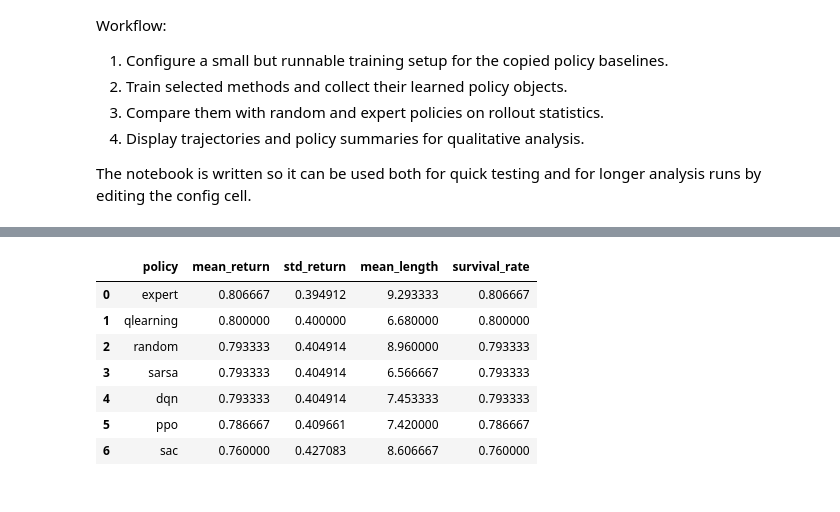
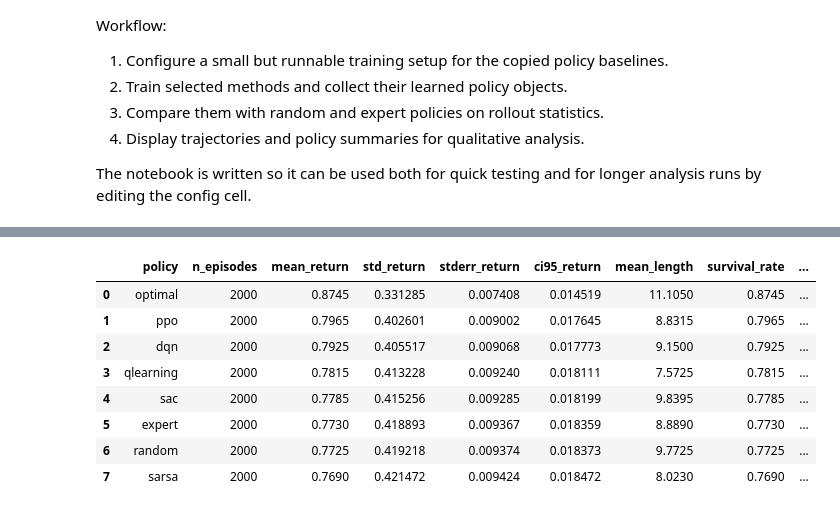
Before and after one commit to charles-vzf/COPER-latents, a Jupyter notebook: notebooks/train_mdp_policies.ipynb, the cells around one changed output, grey strips where cells are left out. Cells and saved outputs as stored; diff of their text form; code cells hidden in the pictures.

```diff
--- a/notebooks/train_mdp_policies.ipynb
+++ b/notebooks/train_mdp_policies.ipynb
@@ -50,8 +53,11 @@ plt.rcParams["figure.figsize"] = (10, 4)
 def make_args(**kwargs):
     return SimpleNamespace(**kwargs)
 # %%
-TRAIN_EPISODES = 80
-EVAL_EPISODES = 150
+# More episodes => less Monte-Carlo noise.
+# TRAIN_EPISODES affects how stable the learned policies are.
+# EVAL_EPISODES affects the precision of the reported mean return / survival rate.
+TRAIN_EPISODES = 3000
+EVAL_EPISODES = 2000
 BASE_SEED = 7
 ALGORITHMS = ["qlearning", "sarsa", "dqn", "ppo", "sac"]
 
@@ -75,6 +81,9 @@ env = gym.make("Sepsis/ICU-Sepsis-v2")
 mdp = env.unwrapped
 expert_pi = np.asarray(mdp.expert_policy)
 sofa_scores = np.asarray(mdp.sofa_scores)
+optimal_actions, optimal_values = value_iteration(
+    mdp.dynamics["tx_mat"], mdp.dynamics["r_mat"], mdp.gamma
+)
 N_STATES = env.observation_space.n
 N_ACTIONS = env.action_space.n
 env.close()
@@ -193,24 +260,36 @@ def greedy_policy_from_result(result):
     return policy
 
 
-def rollout_policy(policy_name: str, policy_fn, episodes: int, seed: int):
+def rollout_policy(policy_name: str, policy_fn, reset_seeds: np.ndarray):
+    """Roll out a policy on a fixed list of reset seeds.
+
+    Using the same reset seeds across policies makes per-policy comparisons less noisy/fairer.
+    """
     env = gym.make("Sepsis/ICU-Sepsis-v2")
     traces = []
     try:
-        for episode_idx in range(episodes):
-            state, info = env.reset(seed=seed + episode_idx)
+        for episode_idx, reset_seed in enumerate(reset_seeds):
+            state, info = env.reset(seed=int(reset_seed))
+            # Make stochastic policies reproducible per-episode.
+            episode_rng = np.random.default_rng(int(reset_seed))
+
             done = False
             total_reward = 0.0
             episode_length = 0
             trace = {
                 "policy": policy_name,
+                "reset_seed": int(reset_seed),
                 "states": [int(state)],
                 "actions": [],
                 "rewards": [],
                 "sofa": [float(env.unwrapped.sofa_scores[int(state)])],
             }
             while not done:
-                action = int(policy_fn(int(state), info))
+                try:
+                    action = int(policy_fn(int(state), info, episode_rng))
+                except TypeError:
+                    action = int(policy_fn(int(state), info))
+
                 next_state, reward, terminated, truncated, info = env.step(action)
                 state = int(next_state)
                 total_reward += float(reward)
@@ -225,52 +304,73 @@ def rollout_policy(policy_name: str, policy_fn, episodes: int, seed: int):
             traces.append(trace)
     finally:
         env.close()
     return traces
 
 
 def summarize_rollouts(policy_name: str, traces):
     returns = np.array([trace["episode_return"] for trace in traces], dtype=float)
     lengths = np.array([trace["episode_length"] for trace in traces], dtype=float)
+    n = max(1, len(returns))
+
+    mean_return = float(returns.mean())
+    std_return = float(returns.std(ddof=0))
+    stderr_return = float(std_return / np.sqrt(n))
+    ci95_halfwidth = float(1.96 * stderr_return)
+
+    survival_rate = float((returns > 0).mean())
+    # Approx. binomial standard error (ok for large n)
+    stderr_survival = float(np.sqrt(max(1e-12, survival_rate * (1 - survival_rate)) / n))
+
     return {
         "policy": policy_name,
-        "mean_return": float(returns.mean()),
-        "std_return": float(returns.std(ddof=0)),
+        "n_episodes": int(n),
+        "mean_return": mean_return,
+        "std_return": std_return,
+        "stderr_return": stderr_return,
+        "ci95_return": ci95_halfwidth,
         "mean_length": float(lengths.mean()),
-        "survival_rate": float((returns > 0).mean()),
+        "survival_rate": survival_rate,
+        "stderr_survival": stderr_survival,
     }
 
 
 evaluation_rows = []
 traces_by_policy = {}
 
-random_policy = lambda state, info: int(np.random.choice(info["admissible_actions"]))
-expert_policy = lambda state, info: int(np.random.choice(expert_pi.shape[1], p=expert_pi[state]))
+# Use the SAME reset seeds for all policies (fairer comparison).
+reset_seeds = (BASE_SEED + np.arange(EVAL_EPISODES, dtype=np.int64))
 
-for name, policy_fn, seed in [
-    ("random", random_policy, BASE_SEED),
-    ("expert", expert_policy, BASE_SEED + 100),
+random_policy = lambda state, info, rng: int(rng.choice(info["admissible_actions"]))
+expert_policy = lambda state, info, rng: int(rng.choice(expert_pi.shape[1], p=expert_pi[state]))
+optimal_policy = lambda state, info: int(optimal_actions[state])
+
+for name, policy_fn in [
+    ("random", random_policy),
+    ("expert", expert_policy),
+    ("optimal", optimal_policy),
 ]:
-    traces = rollout_policy(name, policy_fn, episodes=EVAL_EPISODES, seed=seed)
+    traces = rollout_policy(name, policy_fn, reset_seeds=reset_seeds)
     evaluation_rows.append(summarize_rollouts(name, traces))
     traces_by_policy[name] = traces
 
-for offset, result in enumerate(results):
+for result in results:
     policy_fn = greedy_policy_from_result(result)
-    traces = rollout_policy(result["name"], policy_fn, episodes=EVAL_EPISODES, seed=BASE_SEED + 200 + offset)
+    traces = rollout_policy(result["name"], policy_fn, reset_seeds=reset_seeds)
     evaluation_rows.append(summarize_rollouts(result["name"], traces))
     traces_by_policy[result["name"]] = traces
 
 eval_df = pd.DataFrame(evaluation_rows).sort_values("mean_return", ascending=False).reset_index(drop=True)
 eval_df
 # %% [output]
-|  | policy | mean_return | std_return | mean_length | survival_rate |
-| 0 | expert | 0.806667 | 0.394912 | 9.293333 | 0.806667 |
-| 1 | qlearning | 0.800000 | 0.400000 | 6.680000 | 0.800000 |
-| 2 | random | 0.793333 | 0.404914 | 8.960000 | 0.793333 |
-| 3 | sarsa | 0.793333 | 0.404914 | 6.566667 | 0.793333 |
-| 4 | dqn | 0.793333 | 0.404914 | 7.453333 | 0.793333 |
-| 5 | ppo | 0.786667 | 0.409661 | 7.420000 | 0.786667 |
-| 6 | sac | 0.760000 | 0.427083 | 8.606667 | 0.760000 |
+|  | policy | n_episodes | mean_return | std_return | stderr_return | ci95_return | mean_length | survival_rate | ... |
+| 0 | optimal | 2000 | 0.8745 | 0.331285 | 0.007408 | 0.014519 | 11.1050 | 0.8745 | ... |
+| 1 | ppo | 2000 | 0.7965 | 0.402601 | 0.009002 | 0.017645 | 8.8315 | 0.7965 | ... |
+| 2 | dqn | 2000 | 0.7925 | 0.405517 | 0.009068 | 0.017773 | 9.1500 | 0.7925 | ... |
+| 3 | qlearning | 2000 | 0.7815 | 0.413228 | 0.009240 | 0.018111 | 7.5725 | 0.7815 | ... |
+| 4 | sac | 2000 | 0.7785 | 0.415256 | 0.009285 | 0.018199 | 9.8395 | 0.7785 | ... |
+| 5 | expert | 2000 | 0.7730 | 0.418893 | 0.009367 | 0.018359 | 8.8890 | 0.7730 | ... |
+| 6 | random | 2000 | 0.7725 | 0.419218 | 0.009374 | 0.018373 | 9.7725 | 0.7725 | ... |
+| 7 | sarsa | 2000 | 0.7690 | 0.421472 | 0.009424 | 0.018472 | 8.0230 | 0.7690 | ... |
 # %%
 fig, axes = plt.subplots(1, 3, figsize=(16, 4))
 ordered = eval_df.sort_values("mean_return", ascending=False)
```
Also changed, not shown: parts of 6 cells of this notebook, 13 other files.
